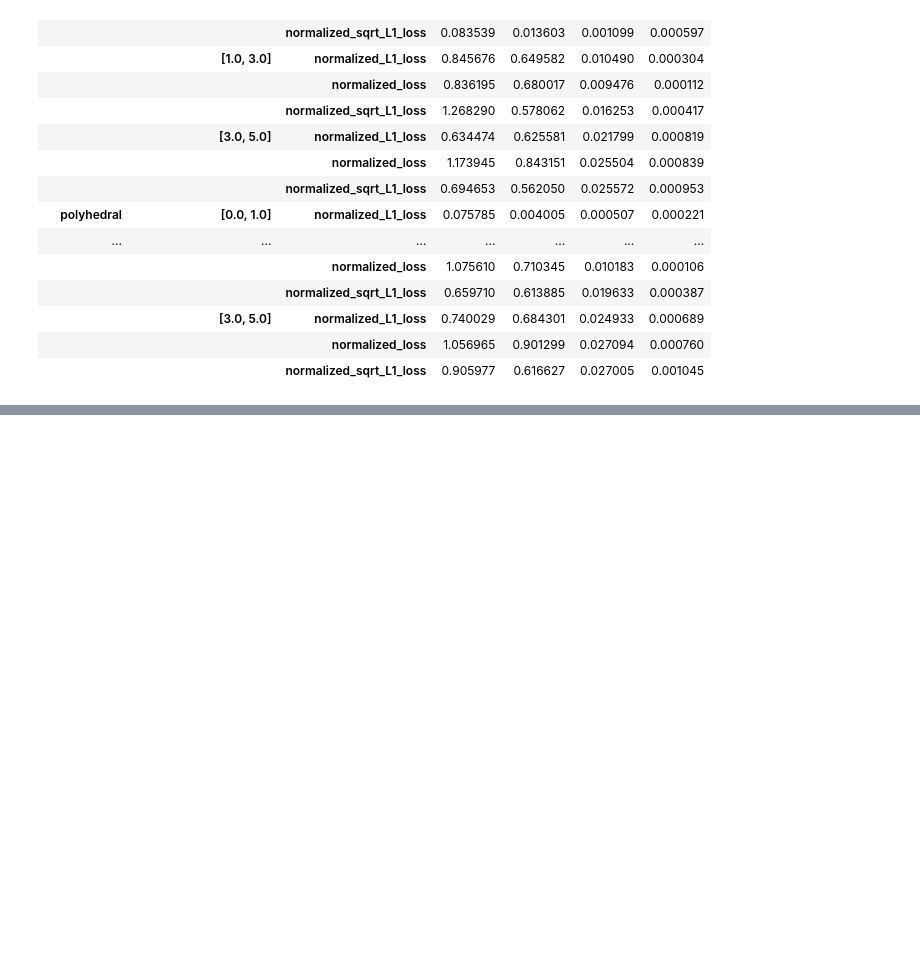
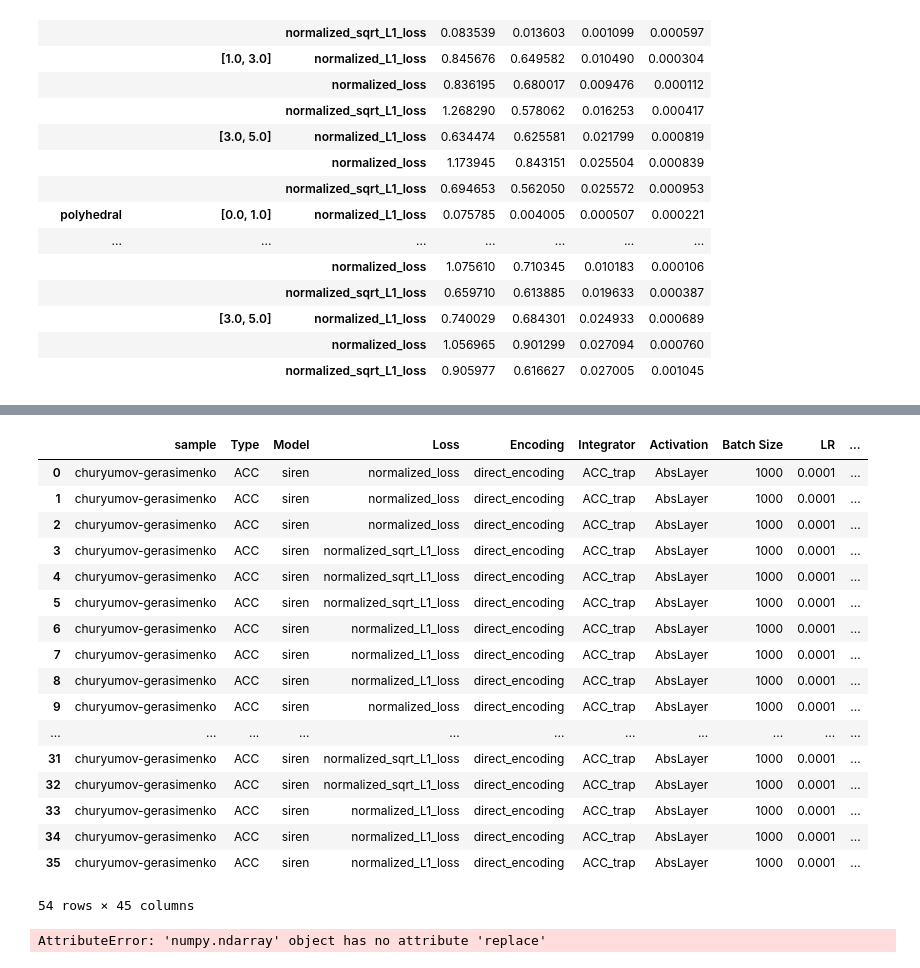
Before and after one commit to gomezzz/geodesyNets, a Jupyter notebook: P3 - Table Loss.ipynb, the cells around one changed output, grey strips where cells are left out. Drawn from its saved outputs; the diff is of its cells as text; code cells hidden in the pictures; blank space fills up the shorter version.

Commit message:
unit converter

```diff
--- a/P3 - Table Loss.ipynb
+++ b/P3 - Table Loss.ipynb
@@ -95,0 +123,32 @@ grouped.plot(kind="barh", ylabel="relRMSE", title="relRMSE", grid=True, figsize=
+# %%
+import gravann.functions.unit_conversion as conversion
+import numpy as np
+
+
+conversion.convert_pandas_altitudes(ndf, [])
+# %% [output]
+|  | sample | Type | Model | Loss | Encoding | Integrator | Activation | Batch Size | LR | ... |
+| 0 | churyumov-gerasimenko | ACC | siren | normalized_loss | direct_encoding | ACC_trap | AbsLayer | 1000 | 0.0001 | ... |
+| 1 | churyumov-gerasimenko | ACC | siren | normalized_loss | direct_encoding | ACC_trap | AbsLayer | 1000 | 0.0001 | ... |
+| 2 | churyumov-gerasimenko | ACC | siren | normalized_loss | direct_encoding | ACC_trap | AbsLayer | 1000 | 0.0001 | ... |
+| 3 | churyumov-gerasimenko | ACC | siren | normalized_sqrt_L1_loss | direct_encoding | ACC_trap | AbsLayer | 1000 | 0.0001 | ... |
+| 4 | churyumov-gerasimenko | ACC | siren | normalized_sqrt_L1_loss | direct_encoding | ACC_trap | AbsLayer | 1000 | 0.0001 | ... |
+| 5 | churyumov-gerasimenko | ACC | siren | normalized_sqrt_L1_loss | direct_encoding | ACC_trap | AbsLayer | 1000 | 0.0001 | ... |
+| 6 | churyumov-gerasimenko | ACC | siren | normalized_L1_loss | direct_encoding | ACC_trap | AbsLayer | 1000 | 0.0001 | ... |
+| 7 | churyumov-gerasimenko | ACC | siren | normalized_L1_loss | direct_encoding | ACC_trap | AbsLayer | 1000 | 0.0001 | ... |
+| 8 | churyumov-gerasimenko | ACC | siren | normalized_L1_loss | direct_encoding | ACC_trap | AbsLayer | 1000 | 0.0001 | ... |
+| 9 | churyumov-gerasimenko | ACC | siren | normalized_loss | direct_encoding | ACC_trap | AbsLayer | 1000 | 0.0001 | ... |
+| ... | ... | ... | ... | ... | ... | ... | ... | ... | ... | ... |
+| 31 | churyumov-gerasimenko | ACC | siren | normalized_sqrt_L1_loss | direct_encoding | ACC_trap | AbsLayer | 1000 | 0.0001 | ... |
+| 32 | churyumov-gerasimenko | ACC | siren | normalized_sqrt_L1_loss | direct_encoding | ACC_trap | AbsLayer | 1000 | 0.0001 | ... |
+| 33 | churyumov-gerasimenko | ACC | siren | normalized_L1_loss | direct_encoding | ACC_trap | AbsLayer | 1000 | 0.0001 | ... |
+| 34 | churyumov-gerasimenko | ACC | siren | normalized_L1_loss | direct_encoding | ACC_trap | AbsLayer | 1000 | 0.0001 | ... |
+| 35 | churyumov-gerasimenko | ACC | siren | normalized_L1_loss | direct_encoding | ACC_trap | AbsLayer | 1000 | 0.0001 | ... |
+54 rows × 45 columns
+# %%
+x = ndf.loc[ndf["sample"] == "churyumov-gerasimenko", "sample_domain"]
+
+x = x.apply(lambda val: np.fromstring(val.replace('[', '').replace(']', ''), sep=',') + 1.0)
+x
+# %% [output]
+AttributeError: 'numpy.ndarray' object has no attribute 'replace'
```
Also changed, not shown: parts of 5 cells of this notebook, 2 other files.
